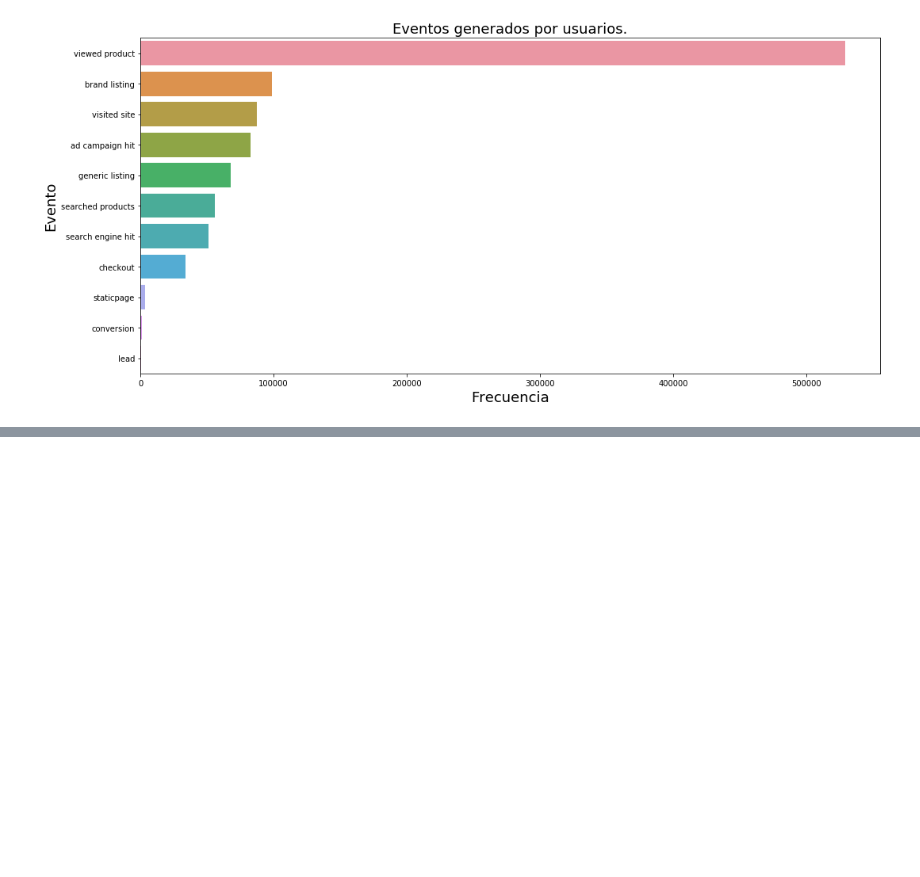
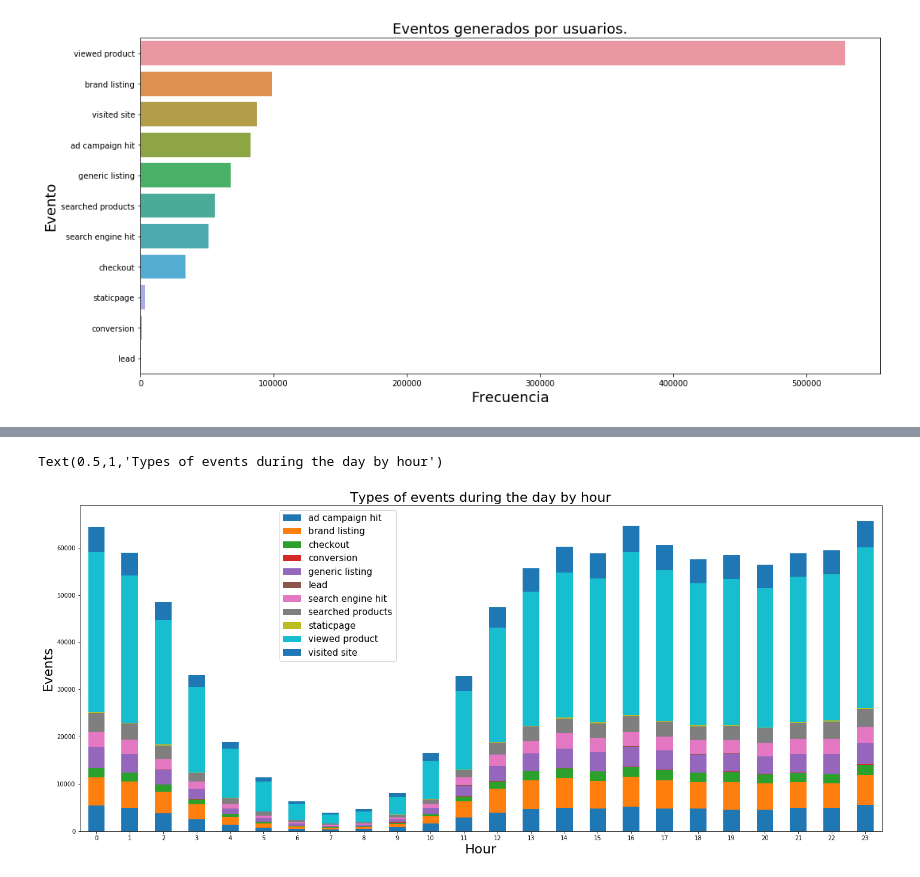
Before and after one commit to emabrea/7506-DATOS-TP1, a Jupyter notebook: Analisis Exploratorio.ipynb, the cells around one changed output, grey strips where cells are left out. Cells and saved outputs as stored; diff of their text form; code cells hidden in the pictures; blank space fills up the shorter version.

```diff
--- a/Analisis Exploratorio.ipynb
+++ b/Analisis Exploratorio.ipynb
@@ -126,0 +195,8 @@ fig.tight_layout()
+# %%
+trocafone.groupby(['Hour','event']).size().unstack().plot(kind='bar',stacked=True,figsize=(24,10),rot=0).legend(bbox_to_anchor=(0.4, 1.00),prop={'size': 15})
+plt.xlabel('Hour',fontsize='22')
+plt.ylabel('Events',fontsize='22')
+plt.title("Types of events during the day by hour",fontsize='22')
+# %% [output]
+Text(0.5,1,'Types of events during the day by hour')
+[figure, added]
```
Also changed, not shown: parts of 9 cells of this notebook.
